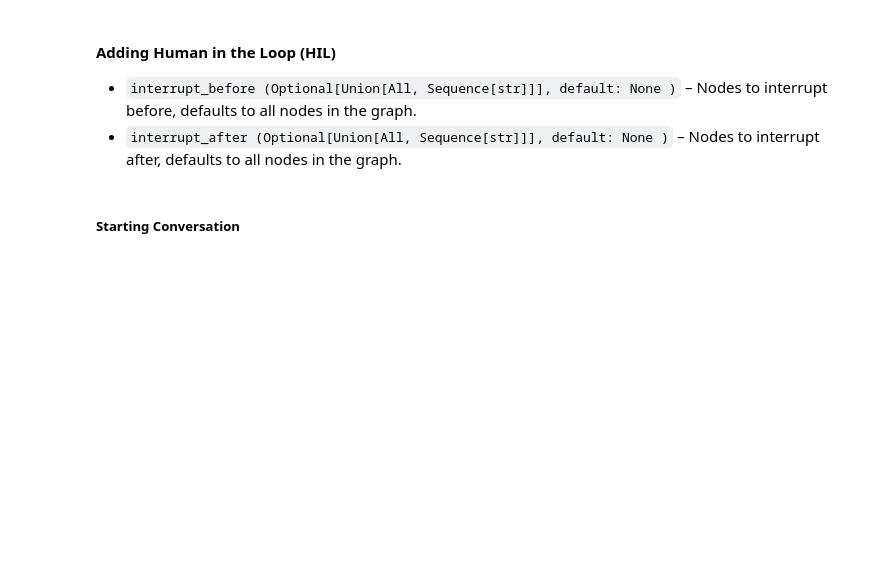
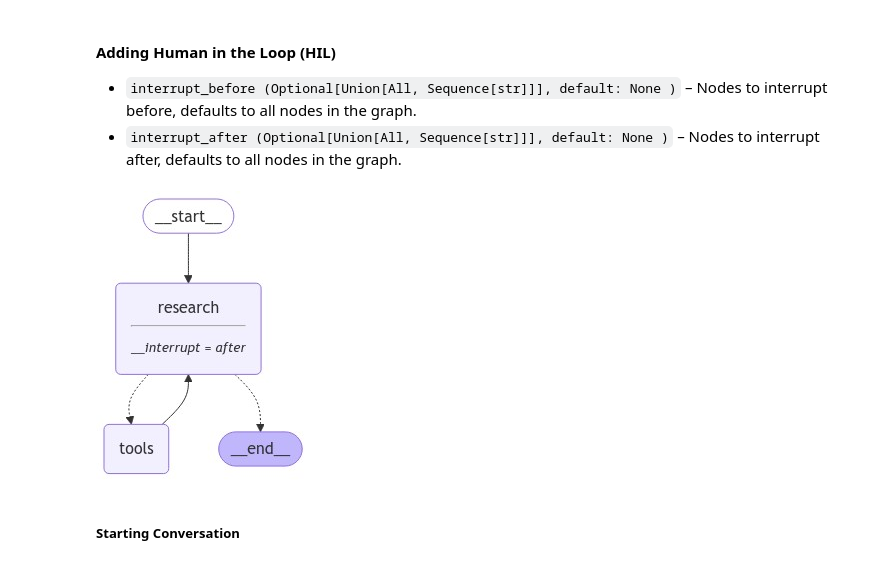
Before and after one commit to l024258/exploration, a Jupyter notebook: langgraph/agent_with_HIL.ipynb, the cells around one changed output. Drawn from its saved outputs; the diff is of its cells as text; code cells hidden in the pictures; blank space fills up the shorter version.

Commit message:
adding deep researcher

```diff
--- a/langgraph/agent_with_HIL.ipynb
+++ b/langgraph/agent_with_HIL.ipynb
@@ -21,7 +25,6 @@ class AgentState(TypedDict):
     input: str
     agent_outcome: Union[AgentAction, AgentFinish, None]
     intermediate_step: Annotated[list, operator.add]
-    chat_history: Annotated[list, operator.add]
 # %%
 from langchain_community.tools.arxiv.tool import ArxivQueryRun
 from langchain_community.tools.pubmed.tool import PubmedQueryRun
@@ -34,10 +37,20 @@ tavily_tool = TavilySearchResults(max_results=5)
 tools = [arxiv_search, pubmed_search, tavily_tool]
 # tools = [arxiv_search, pubmed_search]
 # tools = [arxiv_search]
+# %%
+from langchain_core.tools import tool
+
+@tool
+def request_user_feedback(query: str) -> str:
+    """Request assistance or feedback from a human."""
+    human_response = interrupt({"query": query})
+    return human_response["data"]
+
+tools.append(request_user_feedback)
 # %%
 from models.llm import LLM
 
-model = LLM('gpt-4o')
+model = LLM('gpt-4o-mini')
 llm = model.load_model()
 # %%
 from langchain_core.prompts import ChatPromptTemplate, MessagesPlaceholder
@@ -49,14 +62,15 @@ def research_agent(data):
             (
                 "system",
                 "You are a helpful AI research assistant chatbot,"
-                " Use the appropriate search tools and chat history to progress towards finding the relevant results."
-                " Once you have the relevant search results, summarise them to answer the user query."
+                " Provided a user query generate 2 more similar queries and search for relevant results."
+                " Use the appropriate search tools to progress towards finding the relevant results."
+                " Once you have the relevant search results, take user feedback."
+                " If user says No/no (indicating No more searching), summarise the search results to answer the user query"
                 "\nYou have access to the following search tools: {tool_names}."
             ),
             (
                 "human",
                 "\nUser Query: {input}"
-                "\nChat History: {chat_history}"
             ),
 
             MessagesPlaceholder(variable_name="intermediate_step"),
@@ -65,8 +79,7 @@ def research_agent(data):
     prompt = prompt.partial(tool_names=", ".join([tool.name for tool in tools]))
     agent = prompt | llm.bind_tools(tools)
     result = agent.invoke(data)
-    return {'agent_outcome': [result],
-            'chat_history': ["User: " + data['input'] + "\n AI Message: " + result.content]}
+    return {'agent_outcome': [result]}
 # %%
 from langgraph.graph import END, StateGraph
 workflow = StateGraph(AgentState)
@@ -144,12 +165,14 @@ memory = MemorySaver()
 # %%
 app = workflow.compile(
     checkpointer=memory,
-    interrupt_after=["tools"])
+    interrupt_after=["research"],)
 try:
     display(Image(app.get_graph(xray=True).draw_mermaid_png()))
 except Exception:
     # This requires some extra dependencies and is optional
     pass
+# %% [output]
+[figure, added]
 # %% [markdown]
 ##### Starting Conversation
 # %%
```
Also changed, not shown: parts of 17 cells of this notebook, 3 other files.
